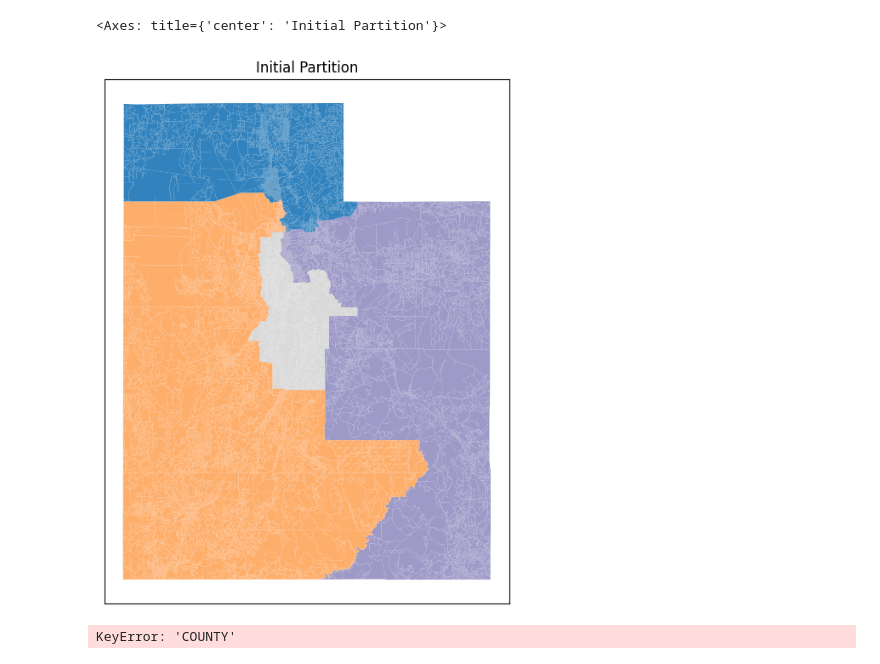
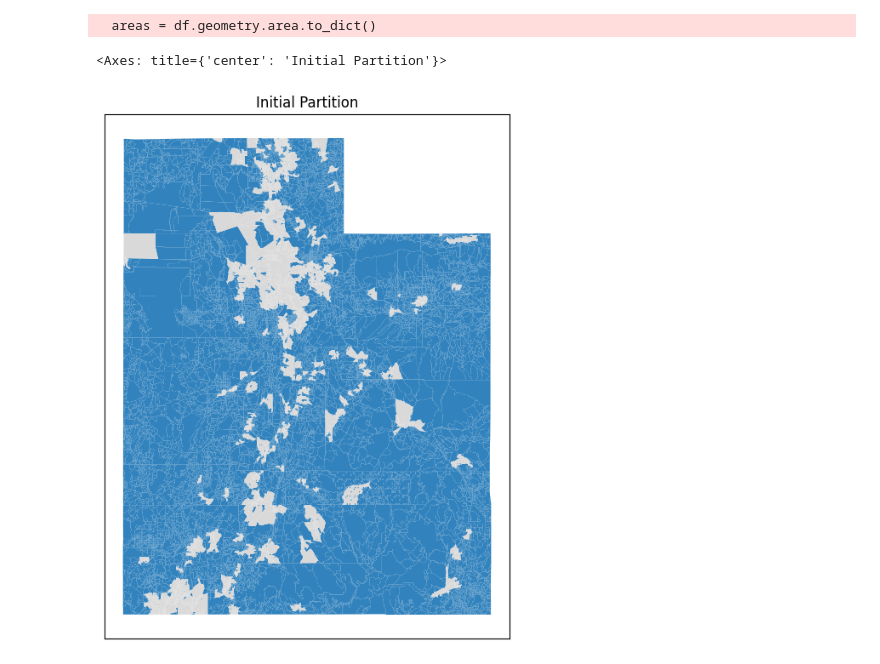
Before and after one commit to samadams8/UT_GerryChain, a Jupyter notebook: gerrychain_playground.ipynb, the cells around one changed output. Drawn from its saved outputs; the diff is of its cells as text; code cells hidden in the pictures.

```diff
--- a/gerrychain_playground.ipynb
+++ b/gerrychain_playground.ipynb
@@ -5,37 +5,38 @@ from gerrychain import (Partition, Graph, MarkovChain,
                         GeographicPartition)
 from gerrychain.proposals import recom
 from gerrychain.tree import bipartition_tree
 from gerrychain.constraints import contiguous
 from functools import partial
 import pandas
 
 # Set the random seed so that the results are reproducible!
 import random
 random.seed(42)
 
-graph = Graph.from_file("data/UT_blocks.geojson")
+graph =
 
 my_updaters = {
     "population": updaters.Tally("TOT_POP", alias="population"),
     "cut_edges": updaters.cut_edges,
     "perimeter": updaters.perimeter,
     "area": updaters.Tally("area", alias="area"),
 }
 
 initial_partition = GeographicPartition(
     graph,
-    assignment="CONGDIST",
+    assignment="municipalities_id",
     updaters=my_updaters
 )
 
 fig, ax = plt.subplots(figsize=(8,8))
 ax.set_yticks([])
 ax.set_xticks([])
 ax.set_title("Initial Partition")
 initial_partition.plot(ax=ax, cmap='tab20c')
 # %% [output]
-<Axes: title={'center': 'Initial Partition'}>
+  areas = df.geometry.area.to_dict()
+<Axes: title={'center': 'Initial Partition'}>
-[figure, old version]
+[figure, new version]
 # %%
 ideal_population = sum(initial_partition["population"].values()) / len(initial_partition)
 
@@ -109,5 +110,3 @@ def show_frame(idx):
 slider = widgets.IntSlider(value=0, min=0, max=len(frames)-1, step=1, description='Frame:')
 slider.layout.width = '500px'
 widgets.interactive(show_frame, idx=slider)
-# %% [output]
-KeyError: 'COUNTY'
```
Also changed, not shown: 1 other file.
